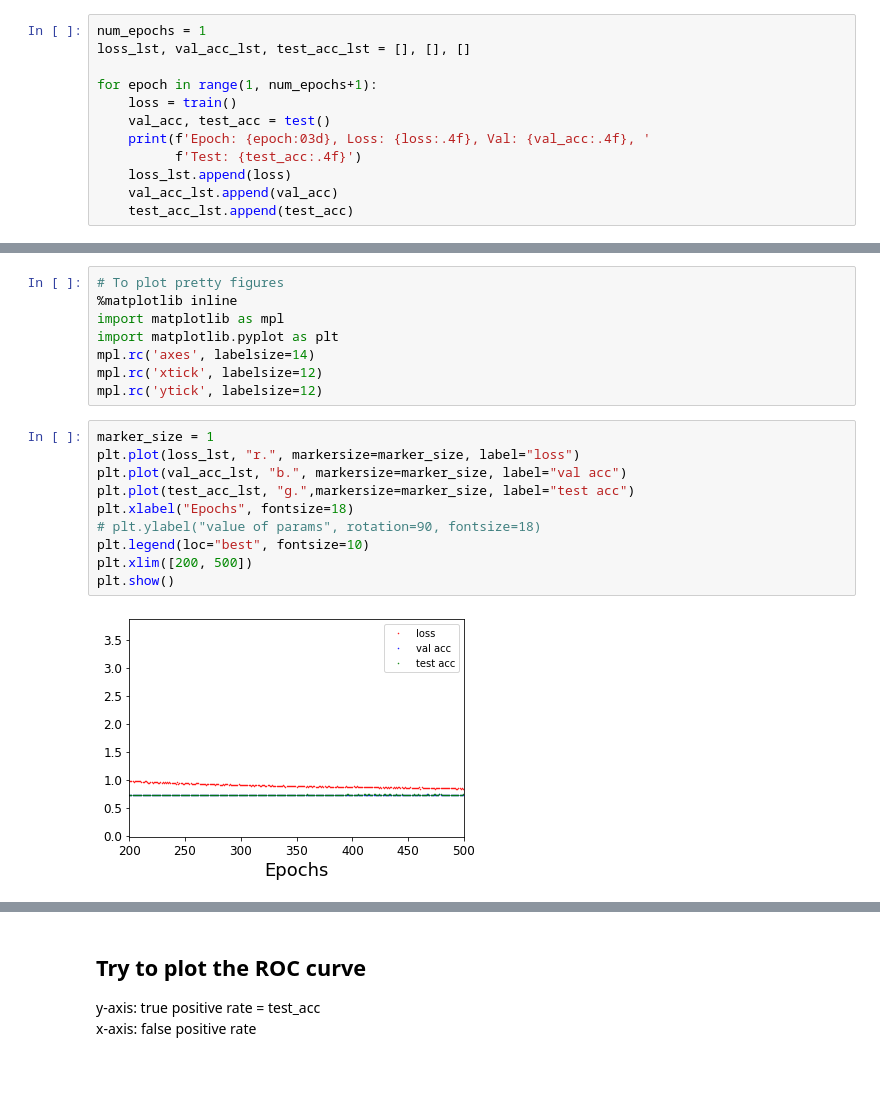
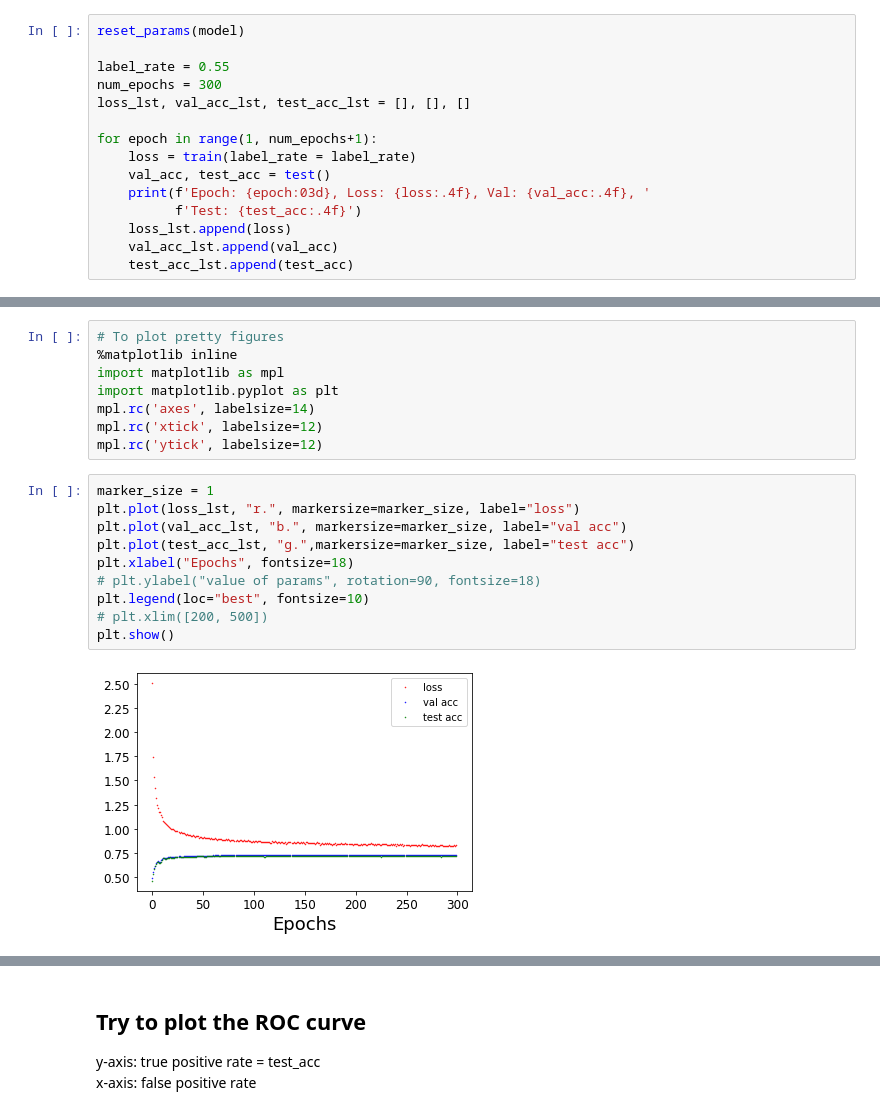
Before and after one commit to JavierZhao/semi-supervised-tests, a Jupyter notebook: Jupyter/unimp_arxiv.ipynb, the cells around one changed output, grey strips where cells are left out. Cells and saved outputs as stored; diff of their text form; blank space fills up the shorter version.

```diff
--- a/Jupyter/unimp_arxiv.ipynb
+++ b/Jupyter/unimp_arxiv.ipynb
@@ -240,9 +231,12 @@ tensor([ 3.7521, -1.5696, -1.2090,  0.1841])
 # %%
-num_epochs = 1
+reset_params(model)
+
+label_rate = 0.55
+num_epochs = 300
 loss_lst, val_acc_lst, test_acc_lst = [], [], []
 
 for epoch in range(1, num_epochs+1):
-    loss = train()
+    loss = train(label_rate = label_rate)
     val_acc, test_acc = test()
     print(f'Epoch: {epoch:03d}, Loss: {loss:.4f}, Val: {val_acc:.4f}, '
           f'Test: {test_acc:.4f}')
@@ -278,15 +272,15 @@ mpl.rc('ytick', labelsize=12)
 # %%
 marker_size = 1
 plt.plot(loss_lst, "r.", markersize=marker_size, label="loss")
 plt.plot(val_acc_lst, "b.", markersize=marker_size, label="val acc")
 plt.plot(test_acc_lst, "g.",markersize=marker_size, label="test acc")
 plt.xlabel("Epochs", fontsize=18)
 # plt.ylabel("value of params", rotation=90, fontsize=18)
 plt.legend(loc="best", fontsize=10)
-plt.xlim([200, 500])
+# plt.xlim([200, 500])
 plt.show()
 # %% [output]
-[figure, old version]
+[figure, new version]
 # %%
 marker_size = 1
 plt.plot(val_acc_lst, "b.", markersize=marker_size, label="val acc")
```
Also changed, not shown: parts of 17 cells of this notebook, 4 other files.
